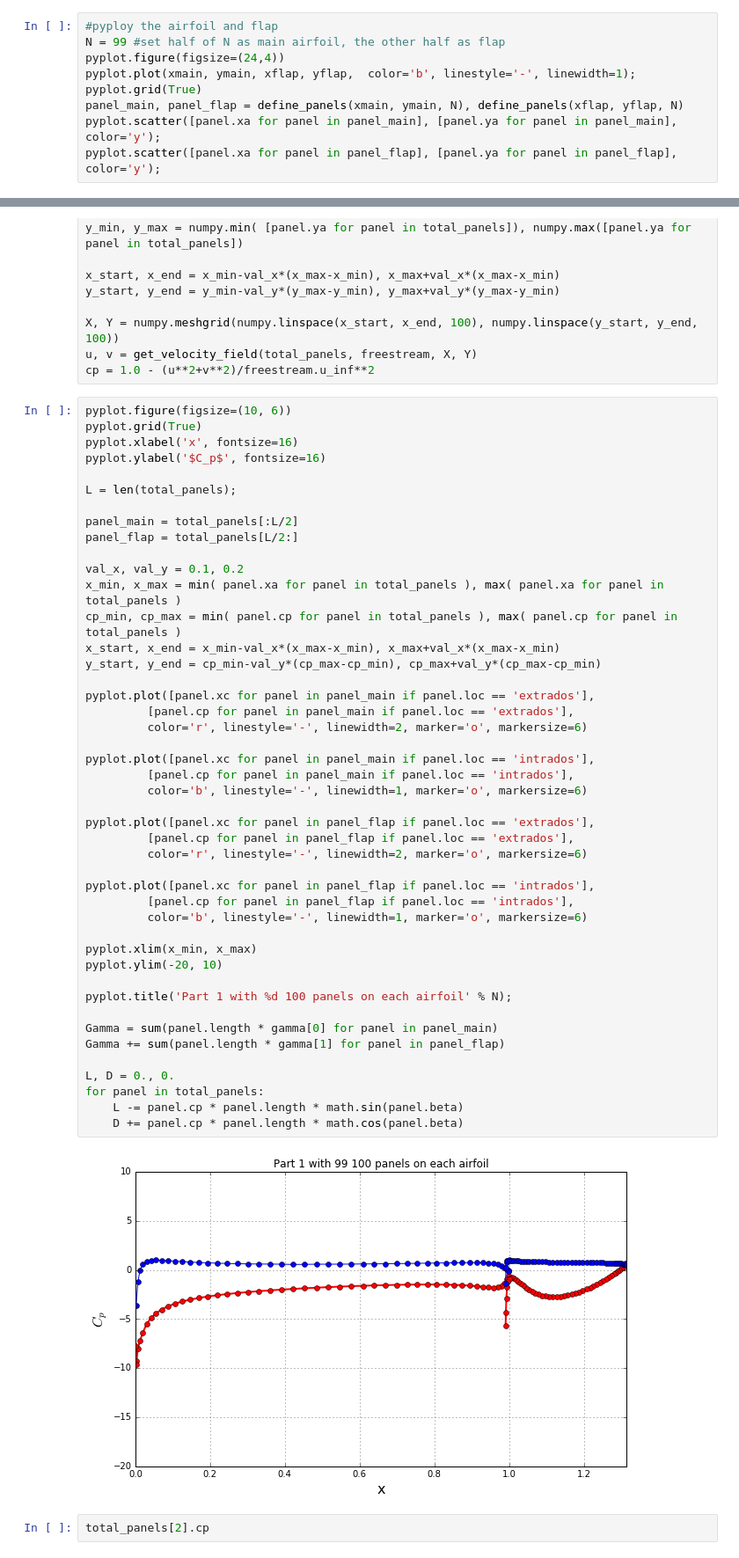
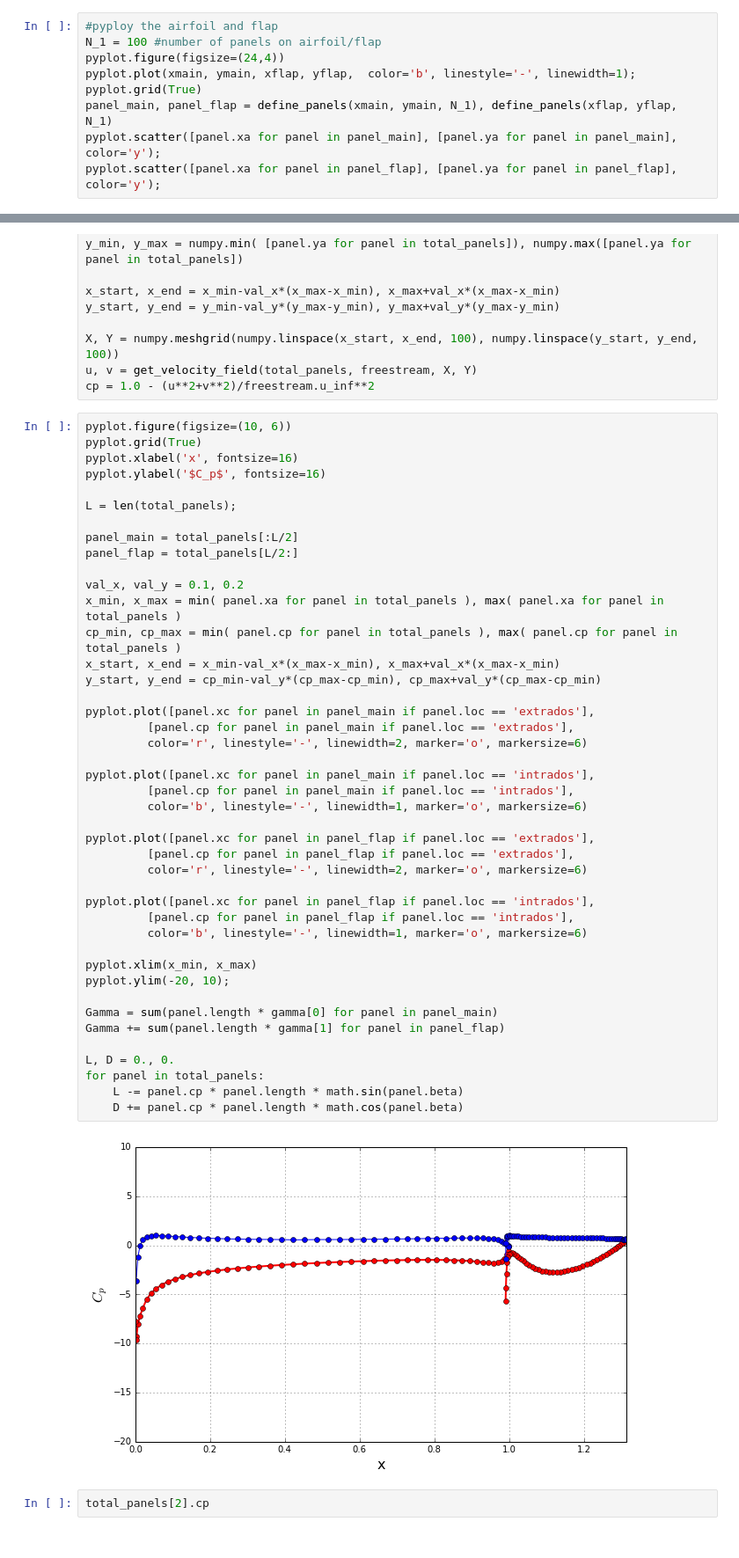
Before and after one commit to Dmphelps89/MAE6226-1, a Jupyter notebook: Assignment11.ipynb, the cells around one changed output, grey strips where cells are left out. Shown: that part at 88% size. Saved outputs shown, nothing was run; the diff lists cells and outputs as text.

```diff
--- a/Assignment11.ipynb
+++ b/Assignment11.ipynb
@@ -65,11 +65,11 @@ def define_panels(x, y, N):
     return panels
 # %%
 #pyploy the airfoil and flap
-N = 99 #set half of N as main airfoil, the other half as flap
+N_1 = 100 #number of panels on airfoil/flap
 pyplot.figure(figsize=(24,4))
 pyplot.plot(xmain, ymain, xflap, yflap,  color='b', linestyle='-', linewidth=1);
 pyplot.grid(True)
-panel_main, panel_flap = define_panels(xmain, ymain, N), define_panels(xflap, yflap, N)
+panel_main, panel_flap = define_panels(xmain, ymain, N_1), define_panels(xflap, yflap, N_1)
 pyplot.scatter([panel.xa for panel in panel_main], [panel.ya for panel in panel_main], color='y');
 pyplot.scatter([panel.xa for panel in panel_flap], [panel.ya for panel in panel_flap], color='y');
 # %% [output]
@@ -326,37 +327,35 @@ x_min, x_max = min( panel.xa for panel in total_panels ), max( panel.xa for pane
 cp_min, cp_max = min( panel.cp for panel in total_panels ), max( panel.cp for panel in total_panels )
 x_start, x_end = x_min-val_x*(x_max-x_min), x_max+val_x*(x_max-x_min)
 y_start, y_end = cp_min-val_y*(cp_max-cp_min), cp_max+val_y*(cp_max-cp_min)
 
 pyplot.plot([panel.xc for panel in panel_main if panel.loc == 'extrados'],
          [panel.cp for panel in panel_main if panel.loc == 'extrados'],
          color='r', linestyle='-', linewidth=2, marker='o', markersize=6)
 
 pyplot.plot([panel.xc for panel in panel_main if panel.loc == 'intrados'],
          [panel.cp for panel in panel_main if panel.loc == 'intrados'],
          color='b', linestyle='-', linewidth=1, marker='o', markersize=6)
 
 pyplot.plot([panel.xc for panel in panel_flap if panel.loc == 'extrados'],
          [panel.cp for panel in panel_flap if panel.loc == 'extrados'],
          color='r', linestyle='-', linewidth=2, marker='o', markersize=6)
 
 pyplot.plot([panel.xc for panel in panel_flap if panel.loc == 'intrados'],
          [panel.cp for panel in panel_flap if panel.loc == 'intrados'],
          color='b', linestyle='-', linewidth=1, marker='o', markersize=6)
 
 pyplot.xlim(x_min, x_max)
-pyplot.ylim(-20, 10)
-
-pyplot.title('Part 1 with %d 100 panels on each airfoil' % N);
+pyplot.ylim(-20, 10);
 
 Gamma = sum(panel.length * gamma[0] for panel in panel_main)
 Gamma += sum(panel.length * gamma[1] for panel in panel_flap)
 
 L, D = 0., 0.
 for panel in total_panels:
     L -= panel.cp * panel.length * math.sin(panel.beta)
     D += panel.cp * panel.length * math.cos(panel.beta)
 # %% [output]
-[figure, old version]
+[figure, new version]
 # %%
 total_panels[2].cp
 # %% [output]
```
Also changed, not shown: parts of 3 cells of this notebook.
